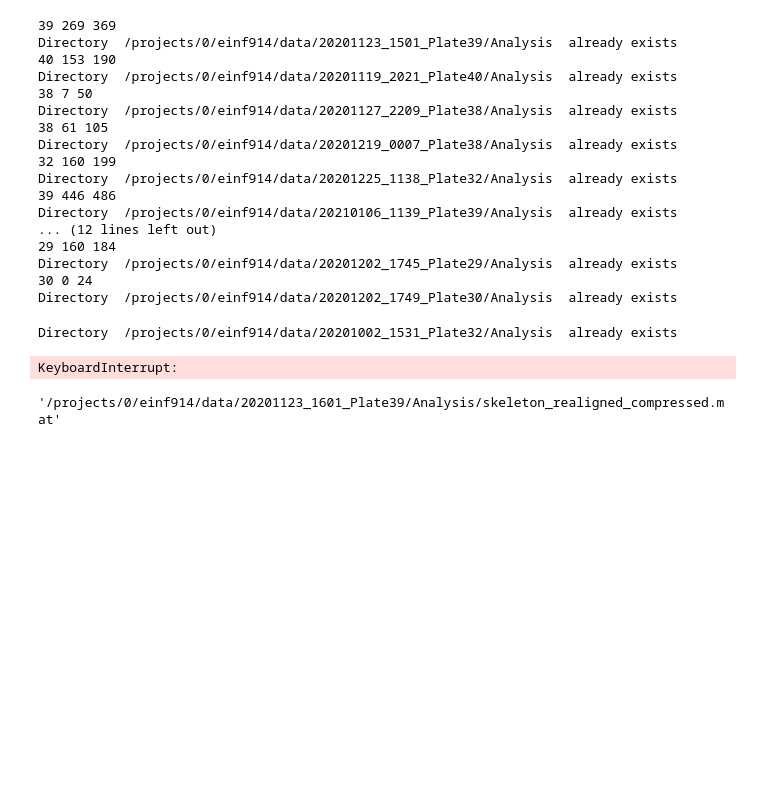
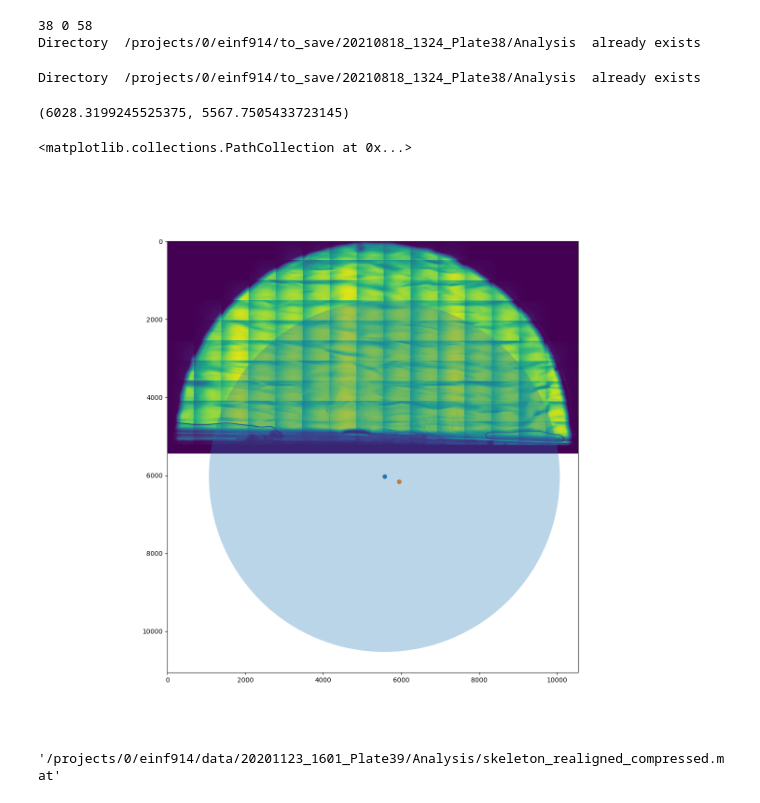
Before and after one commit to Cocopyth/AMFtrack, a Jupyter notebook: amftrack/notebooks/development/extract_study_zone.ipynb, the cells around one changed output. Drawn from its saved outputs; the diff is of its cells as text; code cells hidden in the pictures; blank space fills up the shorter version.

```diff
--- a/amftrack/notebooks/development/extract_study_zone.ipynb
+++ b/amftrack/notebooks/development/extract_study_zone.ipynb
@@ -133,13 +133,16 @@ def find_center_orth(plate,i):
     residu_2   = sum((Ri_2 - R_2)**2)
     return((xc_2, yc_2),orthog)
 # %%
+directory_project = "/projects/0/einf914/to_save/"
 directory = directory_project
-index = 154
-plate = 32
-init = 7
-length = 50
+# index = 0
+# plate = 38
+# init = 0
+# length = 50
 # %%
 todo_list = [(39,269,369),(40,153,190),(38,7,50),(38,61,105),(32,160,199),(39,446,486),(35,70,119),(38,106,130),(36,204,233),(30,57,94),(29,221,241),(40,262,312),(29,160,184),(30,0,24)]
+# %%
+todo_list = [(38,0,58)]
 # %%
 for plate,init,end in todo_list:
     print(plate,init,end)
@@ -160,28 +163,25 @@ for plate,init,end in todo_list:
         "orthog" : orthog},
     )
 # %% [output]
-39 269 369
-Directory  /projects/0/einf914/data/20201123_1501_Plate39/Analysis  already exists
-40 153 190
-Directory  /projects/0/einf914/data/20201119_2021_Plate40/Analysis  already exists
-38 7 50
-Directory  /projects/0/einf914/data/20201127_2209_Plate38/Analysis  already exists
-38 61 105
-Directory  /projects/0/einf914/data/20201219_0007_Plate38/Analysis  already exists
-32 160 199
-Directory  /projects/0/einf914/data/20201225_1138_Plate32/Analysis  already exists
-39 446 486
-Directory  /projects/0/einf914/data/20210106_1139_Plate39/Analysis  already exists
-... (12 lines left out)
-29 160 184
-Directory  /projects/0/einf914/data/20201202_1745_Plate29/Analysis  already exists
-30 0 24
-Directory  /projects/0/einf914/data/20201202_1749_Plate30/Analysis  already exists
+38 0 58
+Directory  /projects/0/einf914/to_save/20210818_1324_Plate38/Analysis  already exists
 # %%
 (x_c,y_c),orthog = find_center_orth(plate,init)
 # %% [output]
-Directory  /projects/0/einf914/data/20201002_1531_Plate32/Analysis  already exists
+Directory  /projects/0/einf914/to_save/20210818_1324_Plate38/Analysis  already exists
-KeyboardInterrupt:
+# %%
+itera = 1
+kernel = np.ones((5,5),np.uint8)
+dates_datetime = get_dates_datetime(directory,plate)
+dates_datetime_chosen=dates_datetime[0:1]
+dates = dates_datetime_chosen
+date = dates[0]
+irectory_name = get_dirname(date,plate)
+path_snap=directory+directory_name
+skel_info = read_mat(path_snap+'/Analysis/skeleton_pruned_compressed.mat')
+skel = skel_info['skeleton']
+skels.append(cv2.dilate(skel.astype(np.uint8),kernel,iterations = itera))
+im = read_mat(path_snap+'/Analysis/raw_image.mat')['raw']
 # %%
 start = init
 finish = init
@@ -198,6 +198,26 @@ sio.savemat(
     {"center": (x_c,y_c),
     "orthog" : orthog},
 )
+# %%
+x_c,y_c
+# %% [output]
+(6028.3199245525375, 5567.7505433723145)
+# %%
+fig=plt.figure(figsize=(14,12))
+ax = fig.add_subplot(111)
+index = 0
+y_c0,x_c0 = y_c,x_c
+orthog0 = orthog
+
+circle2 = plt.Circle((y_c0, x_c0),4500,alpha = 0.3)
+ax.add_patch(circle2)
+ax.imshow(im)
+
+ax.scatter(y_c0+0*orthog0[1],x_c0+0*orthog0[0])
+ax.scatter(y_c0+400*orthog0[1],x_c0+400*orthog0[0])
+# %% [output]
+<matplotlib.collections.PathCollection at 0x...>
+[figure, added]
 # %%
 path_snap + "/Analysis/skeleton_realigned_compressed.mat"
 # %% [output]
```
Also changed, not shown: parts of 1 cell of this notebook, 31 other files.
